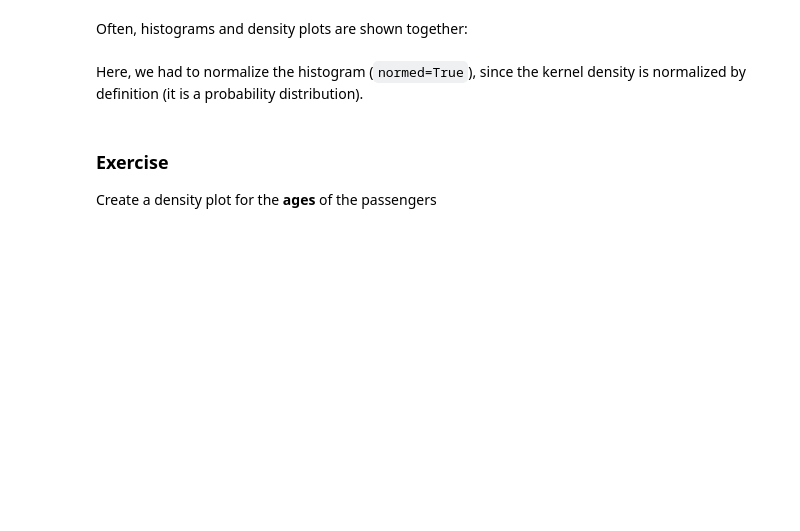
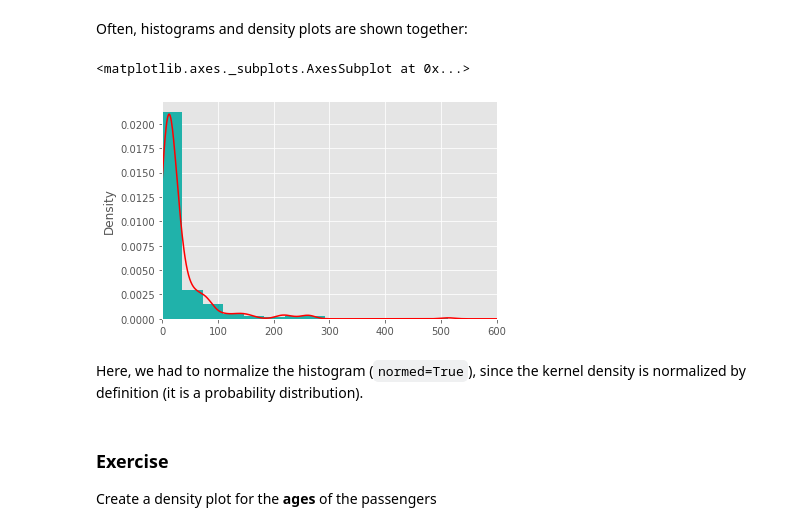
Before and after one commit to ipeirotis/dealing_with_data, a Jupyter notebook: 08-Visualization/A-Matplotlib_and_Pandas.ipynb, the cells around one changed output. Cells and saved outputs as stored; diff of their text form; code cells hidden in the pictures; blank space fills up the shorter version.

```diff
--- a/08-Visualization/A-Matplotlib_and_Pandas.ipynb
+++ b/08-Visualization/A-Matplotlib_and_Pandas.ipynb
@@ -178,5 +243,5 @@ Bar plots are useful for displaying and comparing measurable quantities, such as
 
 For this series of examples, let's load up a dataset with the passengers from Titanic (https://dl.dropboxusercontent.com/u/16006464/DwD_Fall2014/titanic.xls):
 # %%
-titanic = pd.read_excel("/home/ubuntu/data/titanic.xls", "titanic")
+titanic = pd.read_excel("https://storage.googleapis.com/datasets_nyu/titanic.xls", "titanic")
 titanic.head()
@@ -244,8 +375,11 @@ titanic.fare.dropna().plot(kind='kde', xlim=(0,600))
 # %% [markdown]
 Often, histograms and density plots are shown together:
 # %%
-titanic.fare.hist(bins=doanes(titanic.fare.dropna()),  normed=True, color='lightseagreen')
+titanic.fare.hist(bins=doanes(titanic.fare.dropna()),  density=True, color='lightseagreen')
 titanic.fare.dropna().plot(kind='kde', xlim=(0,600), style='r-')
+# %% [output]
+<matplotlib.axes._subplots.AxesSubplot at 0x...>
+[figure, added]
 # %% [markdown]
 Here, we had to normalize the histogram (`normed=True`), since the kernel density is normalized by definition (it is a probability distribution).
 # %% [markdown]
```
Also changed, not shown: parts of 60 cells of this notebook.
